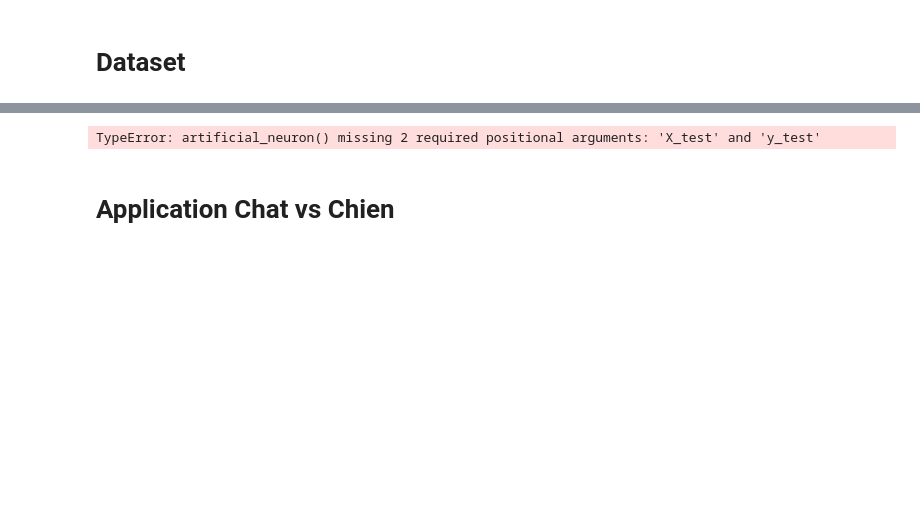
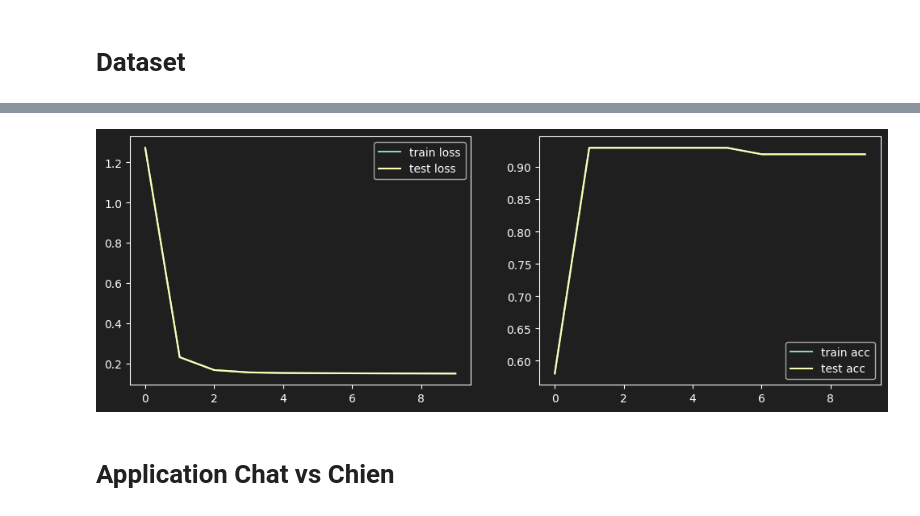
Before and after one commit to jeau-luc/Deep-Learning-Youtube, a Jupyter notebook: 02_Application_catdog.ipynb, the cells around one changed output, grey strips where cells are left out. Saved outputs shown, nothing was run; the diff lists cells and outputs as text; code cells hidden in the pictures; blank space fills up the shorter version.

```diff
--- a/02_Application_catdog.ipynb
+++ b/02_Application_catdog.ipynb
@@ -104,7 +115,7 @@ dimensions de y: (100, 1)
 # %%
-W, b = artificial_neuron(X, y)
+W, b = artificial_neuron(X, y, X, y)
 # %% [output]
-TypeError: artificial_neuron() missing 2 required positional arguments: 'X_test' and 'y_test'
+[figure, added]
 # %% [markdown]
 # Application Chat vs Chien
 # %%
```
Also changed, not shown: parts of 8 cells of this notebook, 3 other files.
